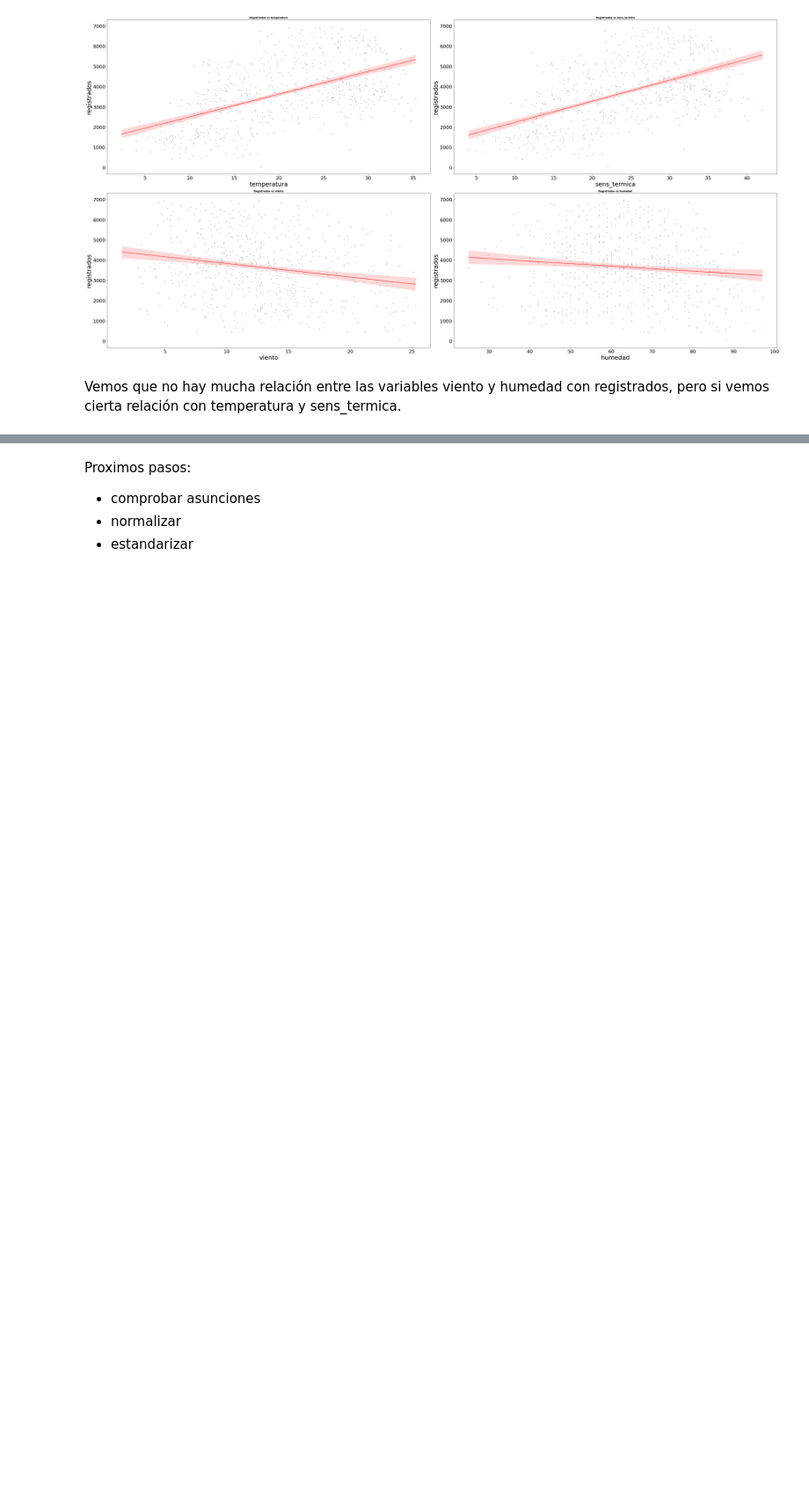
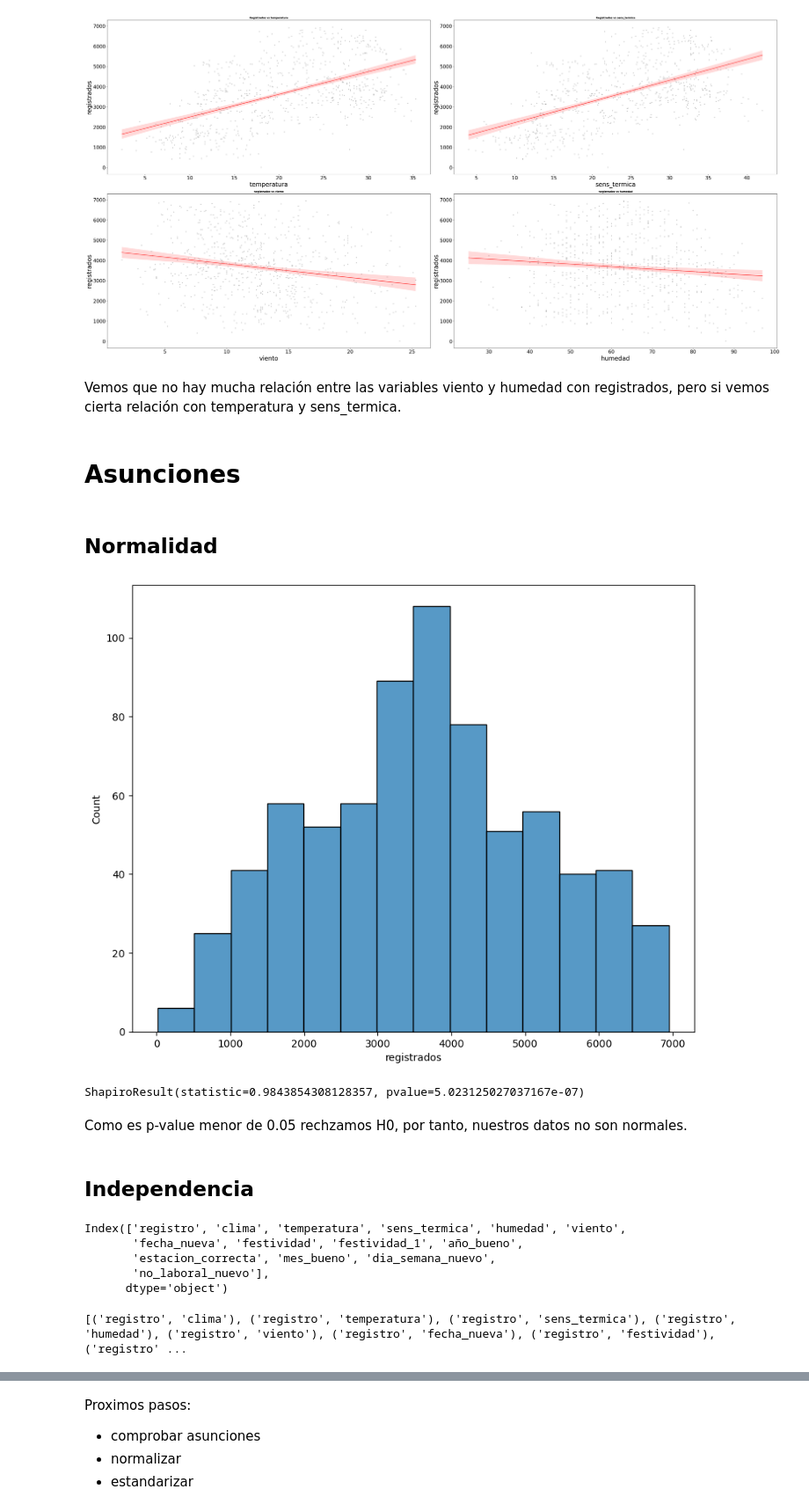
Before and after one commit to Adalab/project-da-promo-C-module-3-team-4, a Jupyter notebook: 3.exploracion_registrados.ipynb, the cells around one changed output, grey strips where cells are left out. Shown at 88% size. Drawn from its saved outputs; the diff is of its cells as text; code cells hidden in the pictures; blank space fills up the shorter version.

```diff
--- a/3.exploracion_registrados.ipynb
+++ b/3.exploracion_registrados.ipynb
@@ -152,3 +152,5 @@ fig.tight_layout()
 [figure]
 # %% [markdown]
 Vemos que no hay mucha relación entre las variables viento y humedad con registrados, pero si vemos cierta relación con temperatura y sens_termica.
+# %% [markdown]
+# Asunciones
@@ -154,0 +166,31 @@ Vemos que no hay mucha relación entre las variables viento y humedad con regist
+# %% [markdown]
+## Normalidad
+# %%
+sns.histplot(data = df, x = "registrados");
+# %% [output]
+[figure, added]
+# %%
+stats.shapiro(df["registrados"])
+# %% [output]
+ShapiroResult(statistic=0.9843854308128357, pvalue=5.023125027037167e-07)
+# %% [markdown]
+Como es p-value menor de 0.05 rechzamos H0, por tanto, nuestros datos no son normales.
+# %% [markdown]
+## Independencia
+# %%
+predictoras = df.columns.drop("registrados")
+predictoras
+# %% [output]
+Index(['registro', 'clima', 'temperatura', 'sens_termica', 'humedad', 'viento',
+       'fecha_nueva', 'festividad', 'festividad_1', 'año_bueno',
+       'estacion_correcta', 'mes_bueno', 'dia_semana_nuevo',
+       'no_laboral_nuevo'],
+      dtype='object')
+# %%
+from itertools import combinations
+
+# size of combination is set to 3
+combinaciones = list(combinations(predictoras, 2))
+print(combinaciones)
+# %% [output]
+[('registro', 'clima'), ('registro', 'temperatura'), ('registro', 'sens_termica'), ('registro', 'humedad'), ('registro', 'viento'), ('registro', 'fecha_nueva'), ('registro', 'festividad'), ('registro' ...
```
Also changed, not shown: parts of 12 cells of this notebook.
